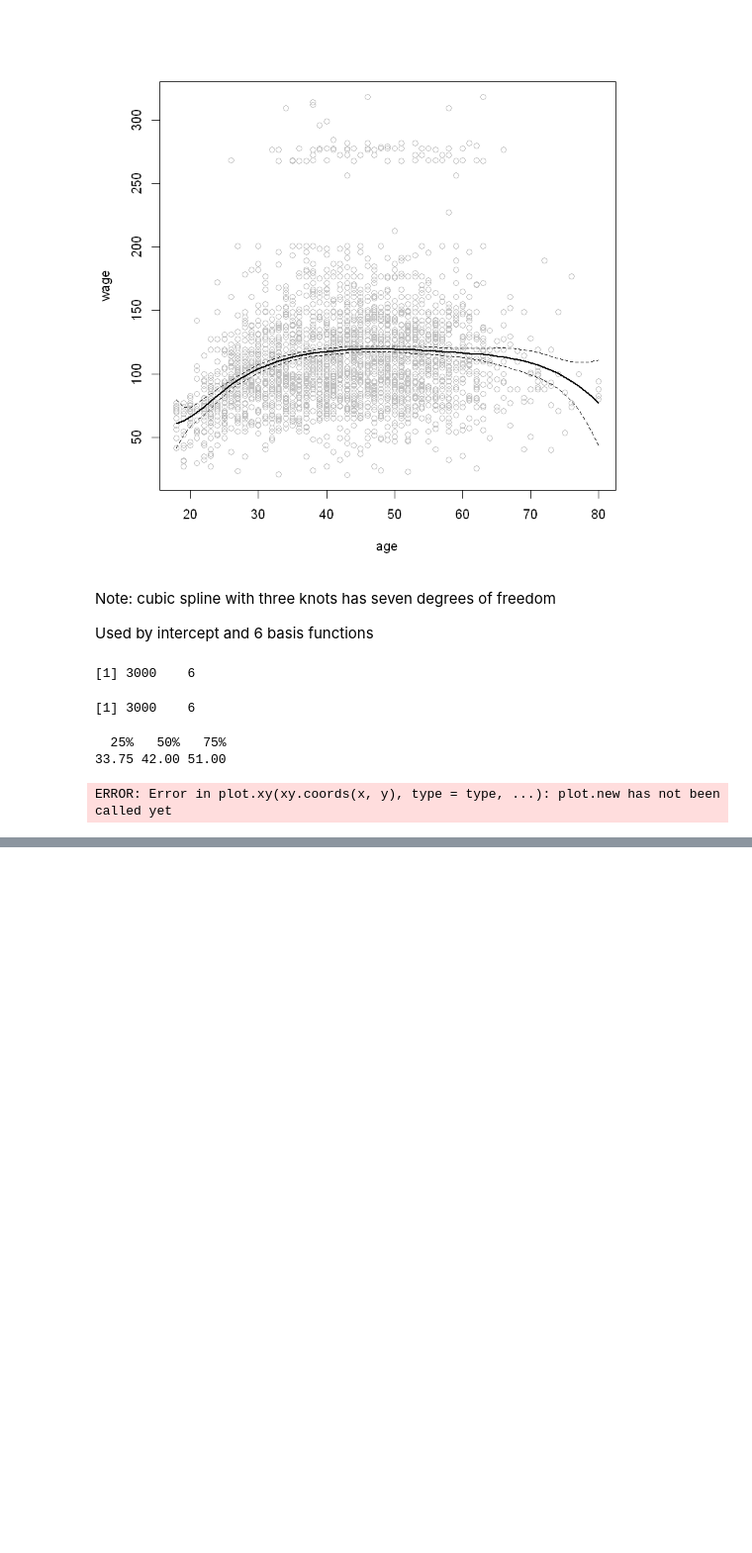
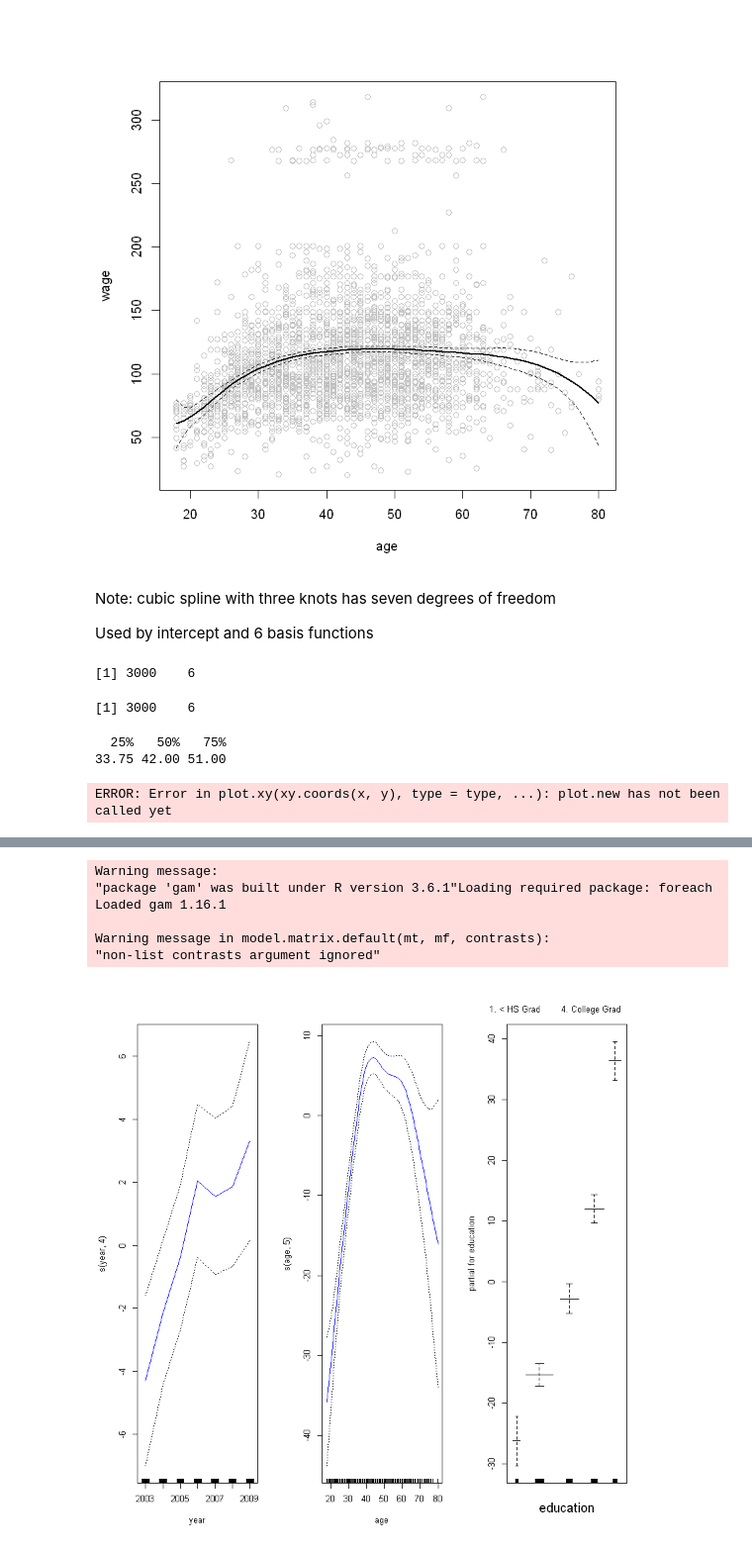
Before and after one commit to YMandCL/Learning-R, a Jupyter notebook: Lab Non-Linear Modeling.ipynb, the cells around one changed output, grey strips where cells are left out. Shown at 99% size. Cells and saved outputs as stored; diff of their text form; code cells hidden in the pictures; blank space fills up the shorter version.

```diff
--- a/Lab Non-Linear Modeling.ipynb
+++ b/Lab Non-Linear Modeling.ipynb
@@ -208,0 +243,22 @@ ERROR: Error in plot.xy(xy.coords(x, y), type = type, ...): plot.new has not bee
+# %%
+#s() function indicates smoothing splines rather than natural splines
+#year=4 degrees of freedom
+#age=5 degrees of freedom
+#education is converted into 4 dummy variables
+#gam function to fit GAM using these components
+library(gam)
+gam.m3=gam(wage~s(year,4)+s(age,5)+education,data=Wage)
+# %% [output]
+Warning message:
+"package 'gam' was built under R version 3.6.1"Loading required package: foreach
+Loaded gam 1.16.1
+
+Warning message in model.matrix.default(mt, mf, contrasts):
+"non-list contrasts argument ignored"
+# %%
+#plot
+#automatically recognizes gam.m3 is an object of class gam
+par(mfrow=c(1,3))
+plot(gam.m3, se=TRUE,col="blue")
+# %% [output]
+[figure, added]
```
Also changed, not shown: parts of 20 cells of this notebook.
